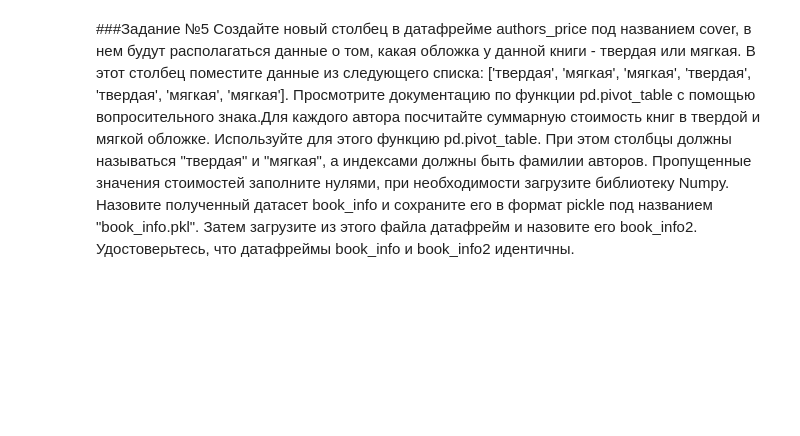
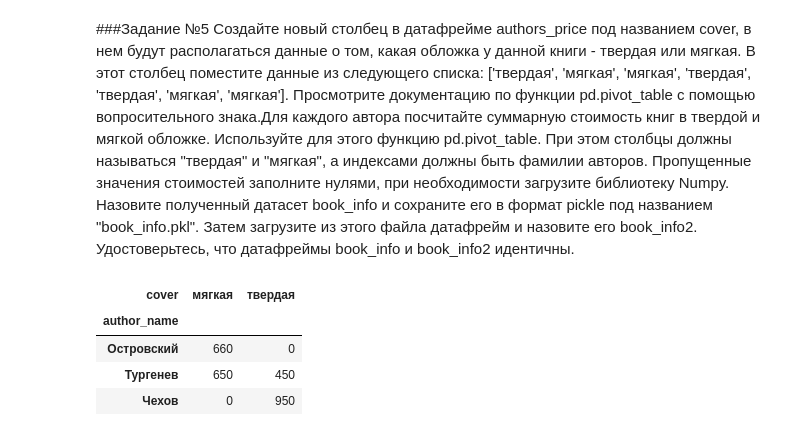
Before and after one commit to Eduard-Aysin/-, a Jupyter notebook: Untitled1.ipynb, the cells around one changed output. Saved outputs shown, nothing was run; the diff lists cells and outputs as text; code cells hidden in the pictures; blank space fills up the shorter version.

```diff
--- a/Untitled1.ipynb
+++ b/Untitled1.ipynb
@@ -143,3 +143,15 @@ authors_stat
 ['твердая', 'мягкая', 'мягкая', 'твердая', 'твердая', 'мягкая', 'мягкая'].
 Просмотрите документацию по функции pd.pivot_table с помощью вопросительного знака.Для каждого автора посчитайте суммарную стоимость книг в твердой и мягкой обложке. Используйте для этого функцию pd.pivot_table. При этом столбцы должны называться "твердая" и "мягкая", а индексами должны быть фамилии авторов. Пропущенные значения стоимостей заполните нулями, при необходимости загрузите библиотеку Numpy.
 Назовите полученный датасет book_info и сохраните его в формат pickle под названием "book_info.pkl". Затем загрузите из этого файла датафрейм и назовите его book_info2. Удостоверьтесь, что датафреймы book_info и book_info2 идентичны.
+# %%
+authors_price['cover'] =  ['твердая', 'мягкая', 'мягкая', 'твердая', 'твердая', 'мягкая', 'мягкая']
+?pd.pivot_table
+
+book_info = authors_price.pivot_table(values='price', index='author_name', columns='cover', aggfunc='sum', fill_value=0)
+book_info
+# %% [output]
+| cover | мягкая | твердая |
+| author_name |  |  |
+| Островский | 660 | 0 |
+| Тургенев | 650 | 450 |
+| Чехов | 0 | 950 |
```
Also changed, not shown: parts of 1 cell of this notebook.
